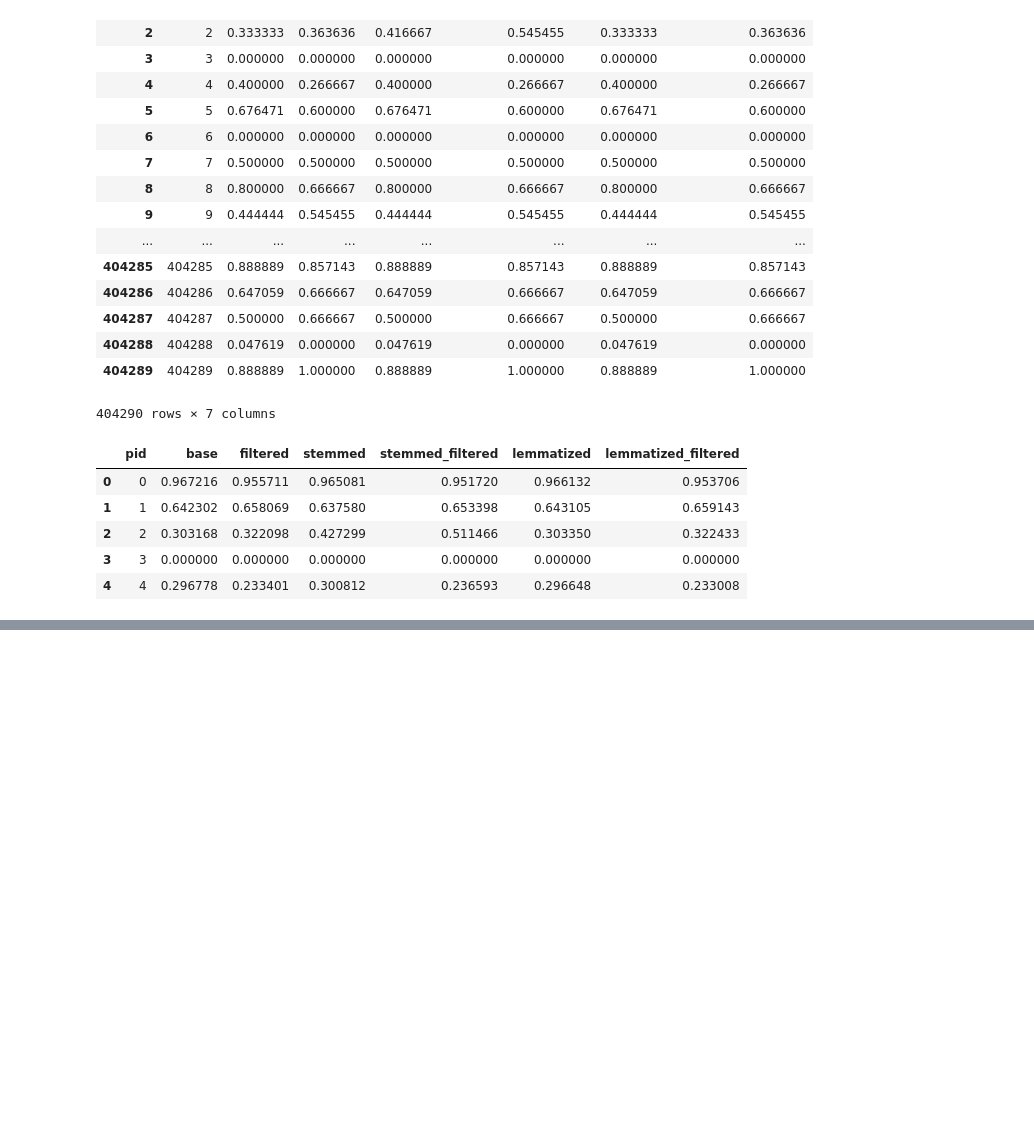
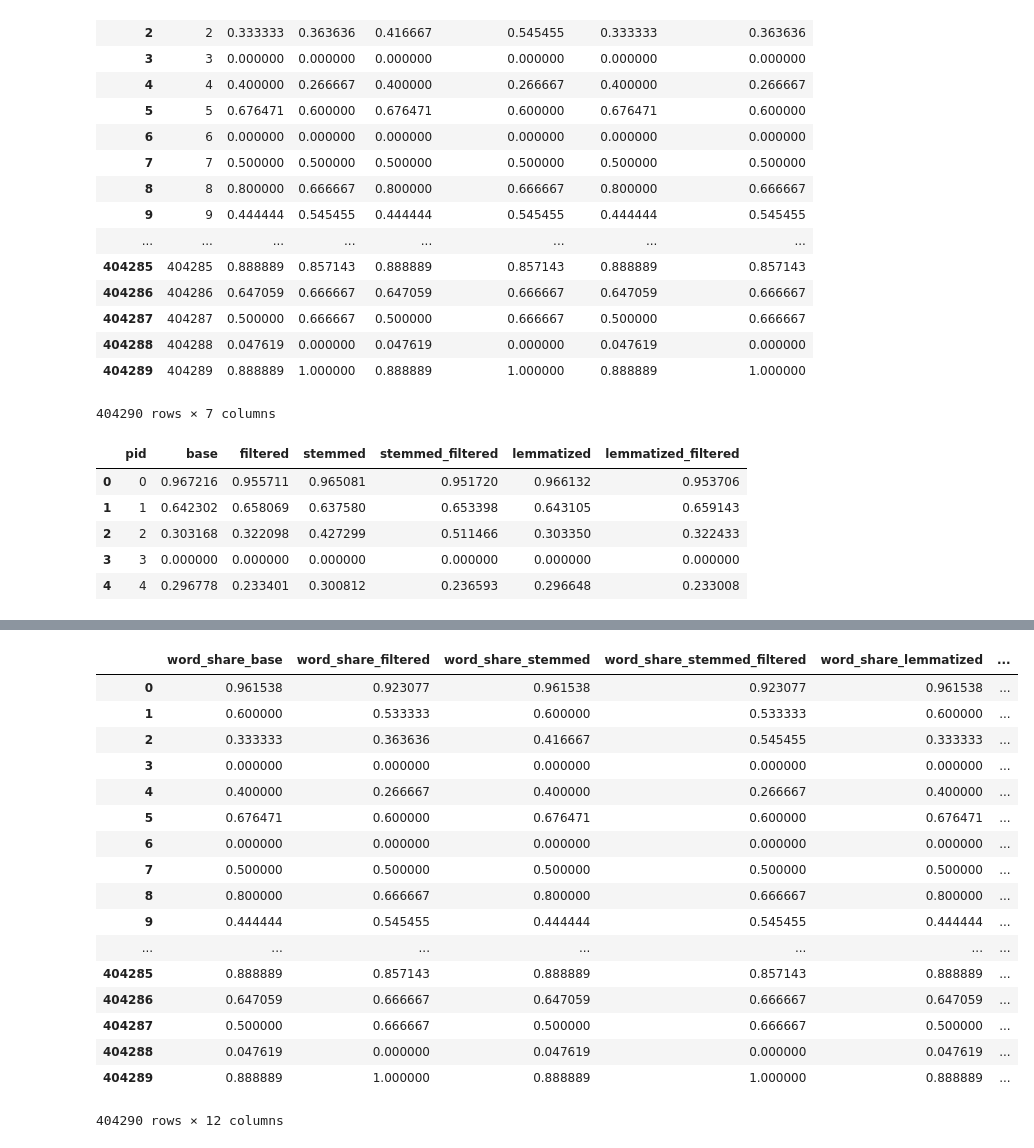
Before and after one commit to YogeshHiremath/DM_Course_Project, a Jupyter notebook: CP_Pre_Processing.ipynb, the cells around one changed output, grey strips where cells are left out. Cells and saved outputs as stored; diff of their text form; code cells hidden in the pictures; blank space fills up the shorter version.

```diff
--- a/CP_Pre_Processing.ipynb
+++ b/CP_Pre_Processing.ipynb
@@ -543,0 +647,44 @@ df.head()
+# %%
+TRAIN_word_share = pd.read_pickle('TRAIN_word_share.pkl')
+TRAIN_tfidf_word_share = pd.read_pickle('TRAIN_tfidf_word_share.pkl')
+#TRAIN_d2v_cos_sim = pd.read_pickle('./pickles.gi/TRAIN_d2v_cos_sim.pkl')
+
+X_train = pd.DataFrame()
+X_train['word_share_base'] = TRAIN_word_share.base
+X_train['word_share_filtered'] = TRAIN_word_share.filtered
+X_train['word_share_stemmed'] = TRAIN_word_share.stemmed
+X_train['word_share_stemmed_filtered'] = TRAIN_word_share.stemmed_filtered
+X_train['word_share_lemmatized'] = TRAIN_word_share.lemmatized
+X_train['word_share_lemmatized_filtered'] = TRAIN_word_share.lemmatized
+X_train['tfidf_word_share_base'] = TRAIN_tfidf_word_share.base
+X_train['tfidf_word_share_filtered'] = TRAIN_tfidf_word_share.filtered
+X_train['tfidf_word_share_stemmed'] = TRAIN_tfidf_word_share.stemmed
+X_train['tfidf_word_share_stemmed_filtered'] = TRAIN_tfidf_word_share.stemmed_filtered
+X_train['tfidf_word_share_lemmatized'] = TRAIN_tfidf_word_share.lemmatized
+X_train['tfidf_word_share_lemmatized_filtered'] = TRAIN_tfidf_word_share.lemmatized_filtered
+#X_train['d2v_cos_sim_lemmatized_filtered'] = TRAIN_d2v_cos_sim.lemmatized_filtered
+
+y_train = train_df.is_duplicate.values
+
+#del TRAIN_word_share, TRAIN_tfidf_word_share, TRAIN_d2v_cos_sim
+# %%
+X_train
+# %% [output]
+|  | word_share_base | word_share_filtered | word_share_stemmed | word_share_stemmed_filtered | word_share_lemmatized | ... |
+| 0 | 0.961538 | 0.923077 | 0.961538 | 0.923077 | 0.961538 | ... |
+| 1 | 0.600000 | 0.533333 | 0.600000 | 0.533333 | 0.600000 | ... |
+| 2 | 0.333333 | 0.363636 | 0.416667 | 0.545455 | 0.333333 | ... |
+| 3 | 0.000000 | 0.000000 | 0.000000 | 0.000000 | 0.000000 | ... |
+| 4 | 0.400000 | 0.266667 | 0.400000 | 0.266667 | 0.400000 | ... |
+| 5 | 0.676471 | 0.600000 | 0.676471 | 0.600000 | 0.676471 | ... |
+| 6 | 0.000000 | 0.000000 | 0.000000 | 0.000000 | 0.000000 | ... |
+| 7 | 0.500000 | 0.500000 | 0.500000 | 0.500000 | 0.500000 | ... |
+| 8 | 0.800000 | 0.666667 | 0.800000 | 0.666667 | 0.800000 | ... |
+| 9 | 0.444444 | 0.545455 | 0.444444 | 0.545455 | 0.444444 | ... |
+| ... | ... | ... | ... | ... | ... | ... |
+| 404285 | 0.888889 | 0.857143 | 0.888889 | 0.857143 | 0.888889 | ... |
+| 404286 | 0.647059 | 0.666667 | 0.647059 | 0.666667 | 0.647059 | ... |
+| 404287 | 0.500000 | 0.666667 | 0.500000 | 0.666667 | 0.500000 | ... |
+| 404288 | 0.047619 | 0.000000 | 0.047619 | 0.000000 | 0.047619 | ... |
+| 404289 | 0.888889 | 1.000000 | 0.888889 | 1.000000 | 0.888889 | ... |
+404290 rows × 12 columns
```
Also changed, not shown: parts of 20 cells of this notebook.
